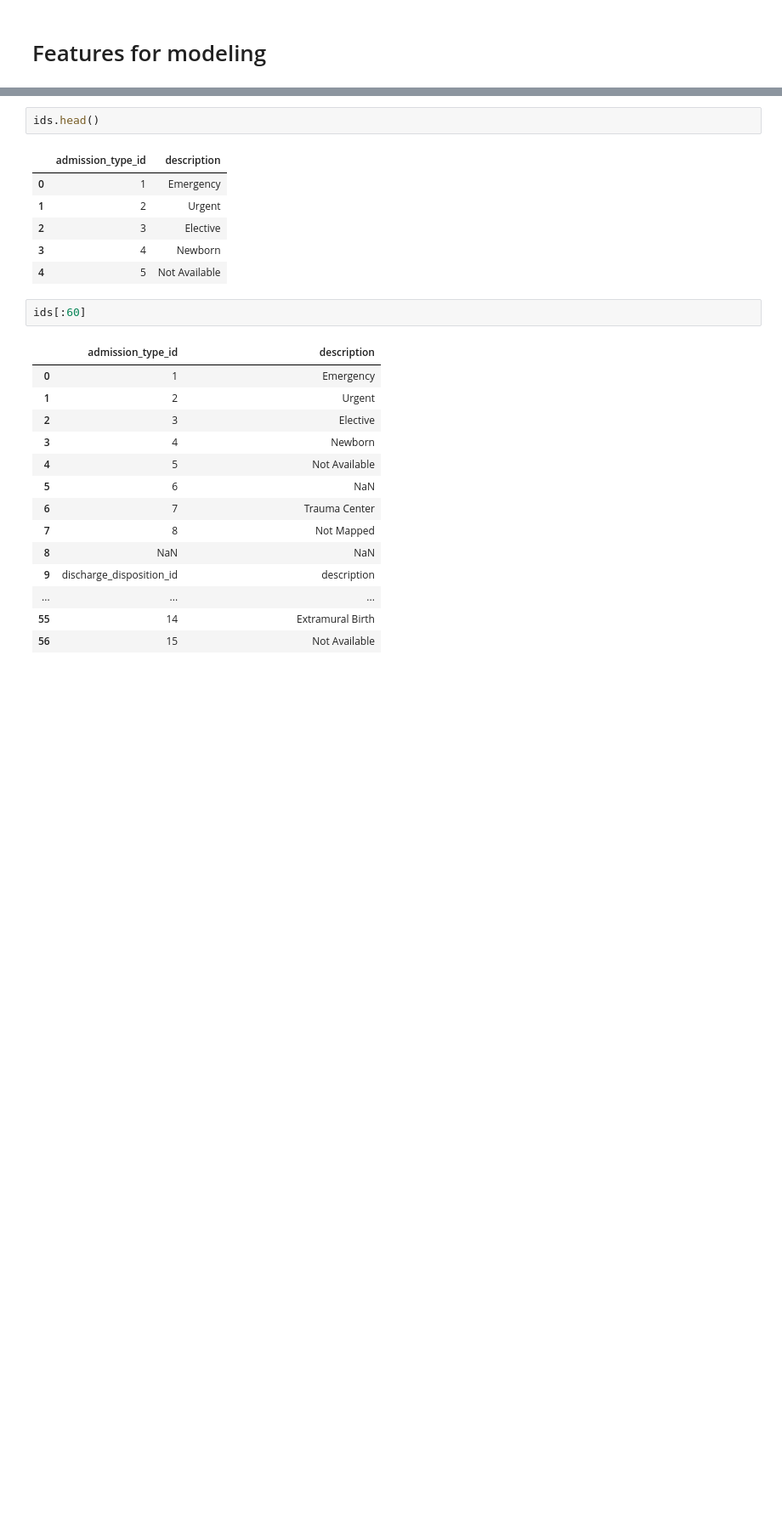
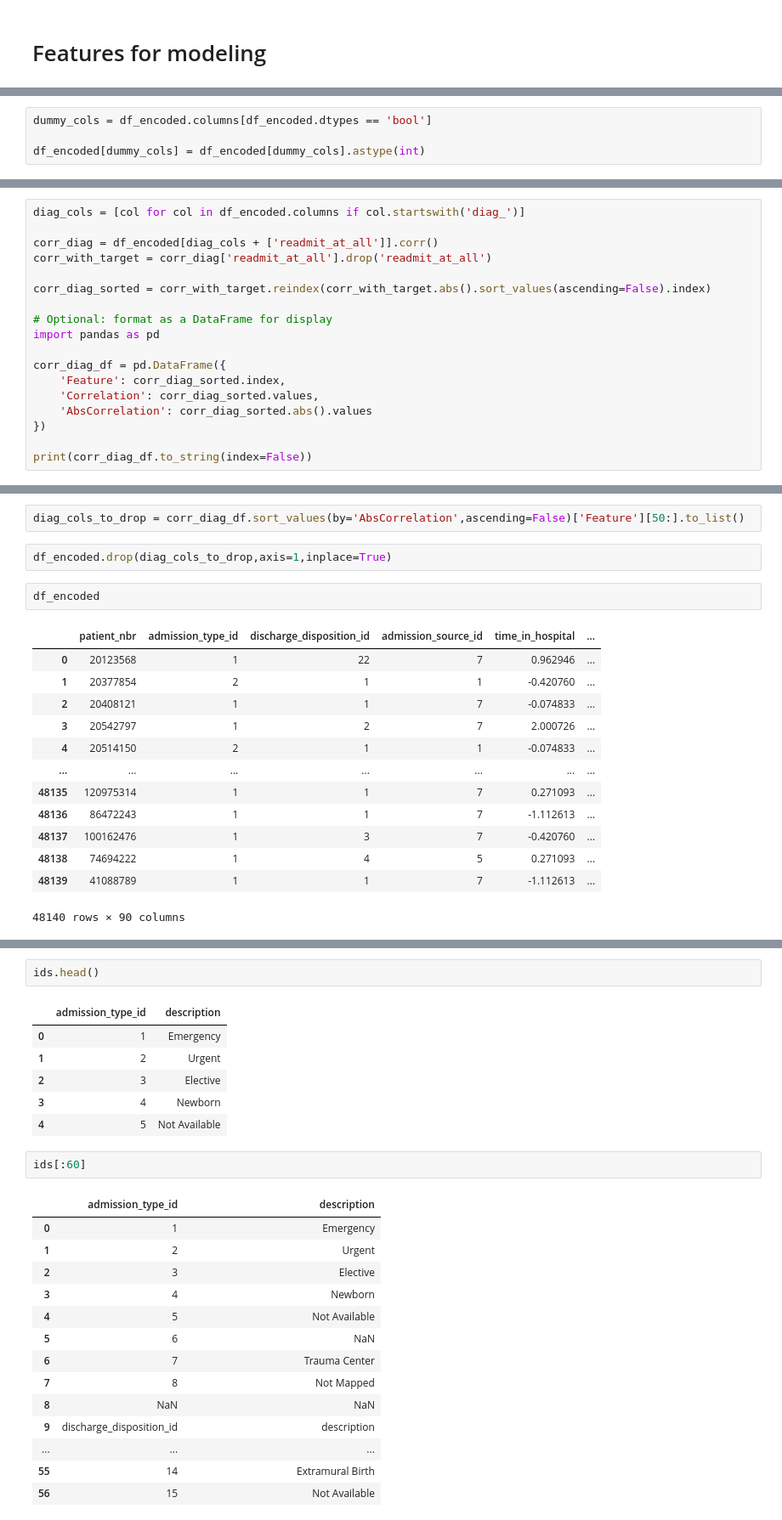
Before and after one commit to SethKauf/STA9890-Prediction-Competition, a Jupyter notebook: Workfiles/Report_2_Workfile.ipynb, the cells around one changed output, grey strips where cells are left out. Shown at 85% size. Drawn from its saved outputs; the diff is of its cells as text; blank space fills up the shorter version.

```diff
--- a/Workfiles/Report_2_Workfile.ipynb
+++ b/Workfiles/Report_2_Workfile.ipynb
@@ -739,0 +914,4 @@ memory usage: 9.0+ MB
+# %%
+dummy_cols = df_encoded.columns[df_encoded.dtypes == 'bool']
+
+df_encoded[dummy_cols] = df_encoded[dummy_cols].astype(int)
@@ -739,0 +1001,18 @@ memory usage: 9.0+ MB
+# %%
+diag_cols = [col for col in df_encoded.columns if col.startswith('diag_')]
+
+corr_diag = df_encoded[diag_cols + ['readmit_at_all']].corr()
+corr_with_target = corr_diag['readmit_at_all'].drop('readmit_at_all')
+
+corr_diag_sorted = corr_with_target.reindex(corr_with_target.abs().sort_values(ascending=False).index)
+
+# Optional: format as a DataFrame for display
+import pandas as pd
+
+corr_diag_df = pd.DataFrame({
+    'Feature': corr_diag_sorted.index,
+    'Correlation': corr_diag_sorted.values,
+    'AbsCorrelation': corr_diag_sorted.abs().values
+})
+
+print(corr_diag_df.to_string(index=False))
@@ -739,0 +1037,20 @@ memory usage: 9.0+ MB
+# %%
+diag_cols_to_drop = corr_diag_df.sort_values(by='AbsCorrelation',ascending=False)['Feature'][50:].to_list()
+# %%
+df_encoded.drop(diag_cols_to_drop,axis=1,inplace=True)
+# %%
+df_encoded
+# %% [output]
+|  | patient_nbr | admission_type_id | discharge_disposition_id | admission_source_id | time_in_hospital | ... |
+| 0 | 20123568 | 1 | 22 | 7 | 0.962946 | ... |
+| 1 | 20377854 | 2 | 1 | 1 | -0.420760 | ... |
+| 2 | 20408121 | 1 | 1 | 7 | -0.074833 | ... |
+| 3 | 20542797 | 1 | 2 | 7 | 2.000726 | ... |
+| 4 | 20514150 | 2 | 1 | 1 | -0.074833 | ... |
+| ... | ... | ... | ... | ... | ... | ... |
+| 48135 | 120975314 | 1 | 1 | 7 | 0.271093 | ... |
+| 48136 | 86472243 | 1 | 1 | 7 | -1.112613 | ... |
+| 48137 | 100162476 | 1 | 3 | 7 | -0.420760 | ... |
+| 48138 | 74694222 | 1 | 4 | 5 | 0.271093 | ... |
+| 48139 | 41088789 | 1 | 1 | 7 | -1.112613 | ... |
+48140 rows × 90 columns
```
Also changed, not shown: parts of 79 cells of this notebook, 1 other file.
